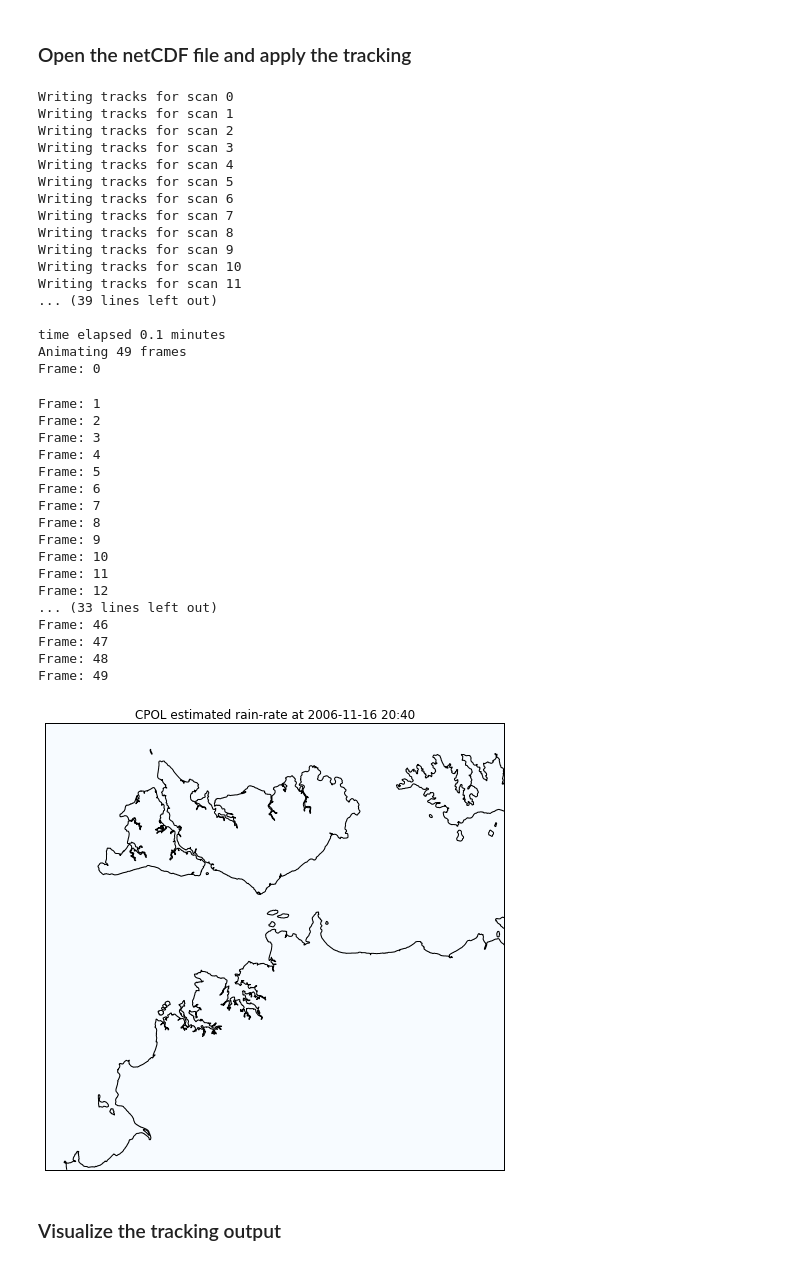
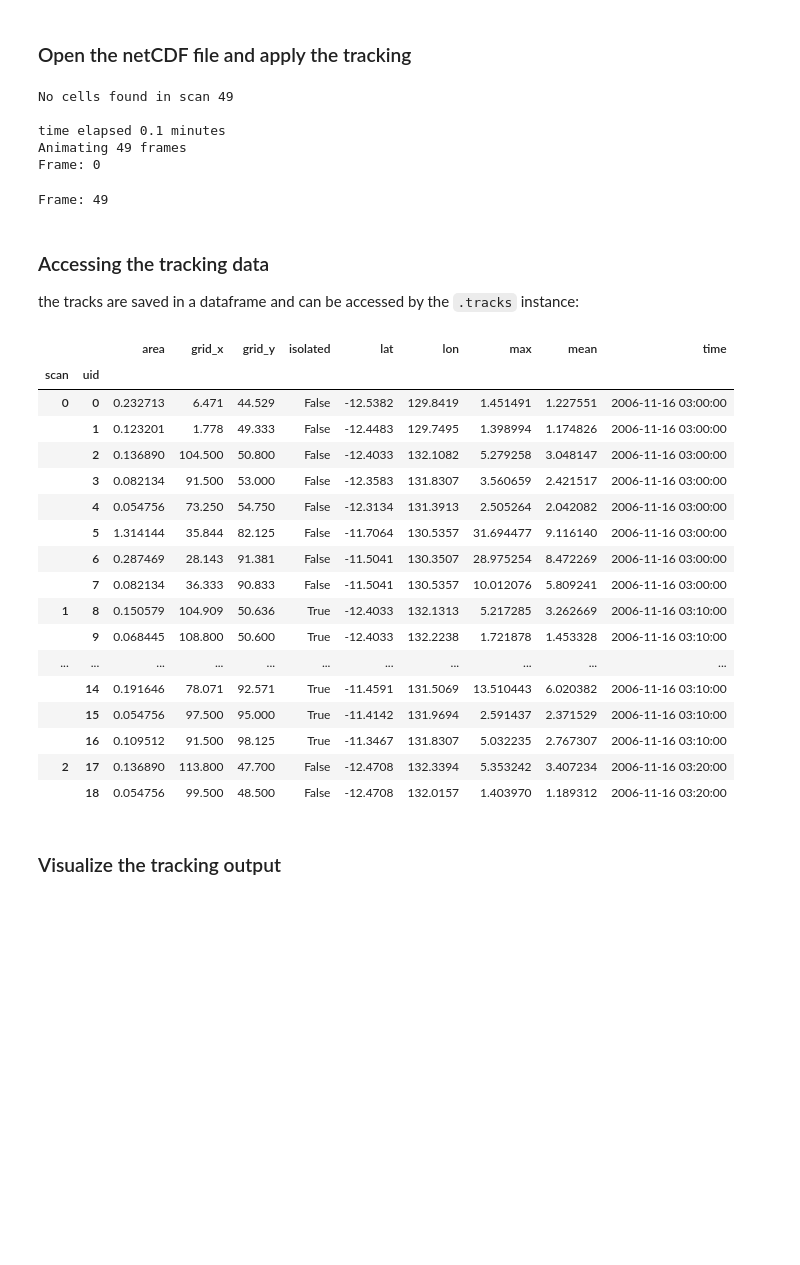
Before and after one commit to antarcticrainforest/tintX, a Jupyter notebook: examples/RainTracking.ipynb, the cells around one changed output. Saved outputs shown, nothing was run; the diff lists cells and outputs as text; code cells hidden in the pictures; blank space fills up the shorter version.

````diff
--- a/examples/RainTracking.ipynb
+++ b/examples/RainTracking.ipynb
@@ -59,43 +59,39 @@ with nc(dataF) as ncf:
                     ani = True
                 else:
                     ani = False
-            animate(tracks_obj, anim, os.path.join(trackdir,'ani', 'tint_tracks_%s.mp4'%suffix), overwrite=overwrite, dt = 9.5)
+            animate(tracks_obj, anim, os.path.join(trackdir,'ani', 'tint_tracks_%s.mp4'%suffix),
+                    overwrite=overwrite, dt=9.5, tracers=True)
 # %% [output]
-Writing tracks for scan 0
-Writing tracks for scan 1
-Writing tracks for scan 2
-Writing tracks for scan 3
-Writing tracks for scan 4
-Writing tracks for scan 5
-Writing tracks for scan 6
-Writing tracks for scan 7
-Writing tracks for scan 8
-Writing tracks for scan 9
-Writing tracks for scan 10
-Writing tracks for scan 11
-... (39 lines left out)
+No cells found in scan 49
 
 time elapsed 0.1 minutes
 Animating 49 frames
 Frame: 0
-Frame: 1
-Frame: 2
-Frame: 3
-Frame: 4
-Frame: 5
-Frame: 6
-Frame: 7
-Frame: 8
-Frame: 9
-Frame: 10
-Frame: 11
-Frame: 12
-... (33 lines left out)
-Frame: 46
-Frame: 47
-Frame: 48
 Frame: 49
-[figure, removed]
+# %% [markdown]
+### Accessing the tracking data
+ the tracks are saved in a dataframe and can be accessed by the ```.tracks``` instance:
+# %%
+tracks_obj.tracks.head(20)
+# %% [output]
+|  |  | area | grid_x | grid_y | isolated | lat | lon | max | mean | time |
+| scan | uid |  |  |  |  |  |  |  |  |  |
+| 0 | 0 | 0.232713 | 6.471 | 44.529 | False | -12.5382 | 129.8419 | 1.451491 | 1.227551 | 2006-11-16 03:00:00 |
+|  | 1 | 0.123201 | 1.778 | 49.333 | False | -12.4483 | 129.7495 | 1.398994 | 1.174826 | 2006-11-16 03:00:00 |
+|  | 2 | 0.136890 | 104.500 | 50.800 | False | -12.4033 | 132.1082 | 5.279258 | 3.048147 | 2006-11-16 03:00:00 |
+|  | 3 | 0.082134 | 91.500 | 53.000 | False | -12.3583 | 131.8307 | 3.560659 | 2.421517 | 2006-11-16 03:00:00 |
+|  | 4 | 0.054756 | 73.250 | 54.750 | False | -12.3134 | 131.3913 | 2.505264 | 2.042082 | 2006-11-16 03:00:00 |
+|  | 5 | 1.314144 | 35.844 | 82.125 | False | -11.7064 | 130.5357 | 31.694477 | 9.116140 | 2006-11-16 03:00:00 |
+|  | 6 | 0.287469 | 28.143 | 91.381 | False | -11.5041 | 130.3507 | 28.975254 | 8.472269 | 2006-11-16 03:00:00 |
+|  | 7 | 0.082134 | 36.333 | 90.833 | False | -11.5041 | 130.5357 | 10.012076 | 5.809241 | 2006-11-16 03:00:00 |
+| 1 | 8 | 0.150579 | 104.909 | 50.636 | True | -12.4033 | 132.1313 | 5.217285 | 3.262669 | 2006-11-16 03:10:00 |
+|  | 9 | 0.068445 | 108.800 | 50.600 | True | -12.4033 | 132.2238 | 1.721878 | 1.453328 | 2006-11-16 03:10:00 |
+| ... | ... | ... | ... | ... | ... | ... | ... | ... | ... | ... |
+|  | 14 | 0.191646 | 78.071 | 92.571 | True | -11.4591 | 131.5069 | 13.510443 | 6.020382 | 2006-11-16 03:10:00 |
+|  | 15 | 0.054756 | 97.500 | 95.000 | True | -11.4142 | 131.9694 | 2.591437 | 2.371529 | 2006-11-16 03:10:00 |
+|  | 16 | 0.109512 | 91.500 | 98.125 | True | -11.3467 | 131.8307 | 5.032235 | 2.767307 | 2006-11-16 03:10:00 |
+| 2 | 17 | 0.136890 | 113.800 | 47.700 | False | -12.4708 | 132.3394 | 5.353242 | 3.407234 | 2006-11-16 03:20:00 |
+|  | 18 | 0.054756 | 99.500 | 48.500 | False | -12.4708 | 132.0157 | 1.403970 | 1.189312 | 2006-11-16 03:20:00 |
 # %% [markdown]
 ### Visualize the tracking output
 # %%
````
Also changed, not shown: parts of 4 cells of this notebook.
